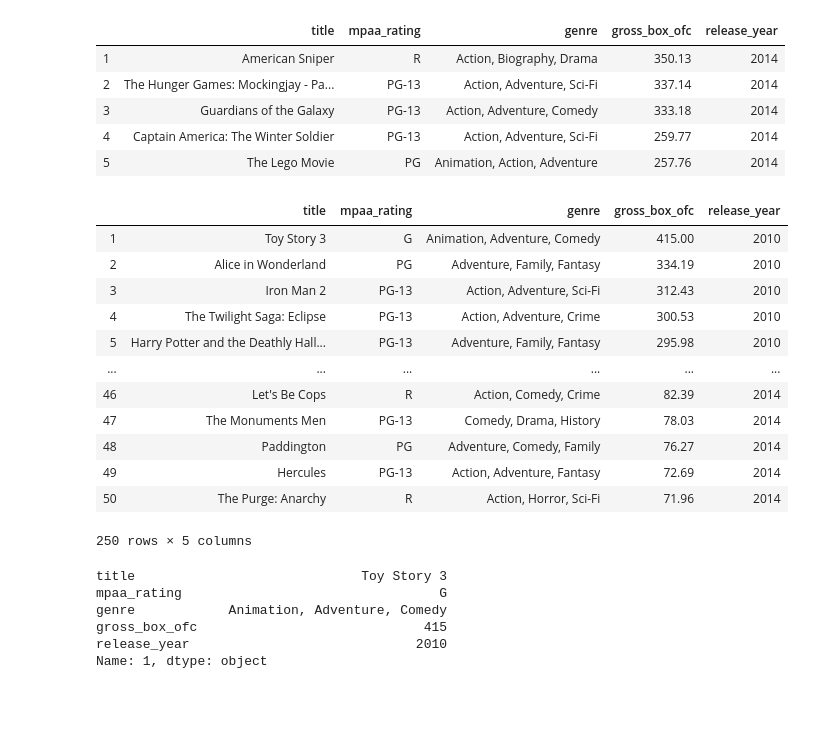
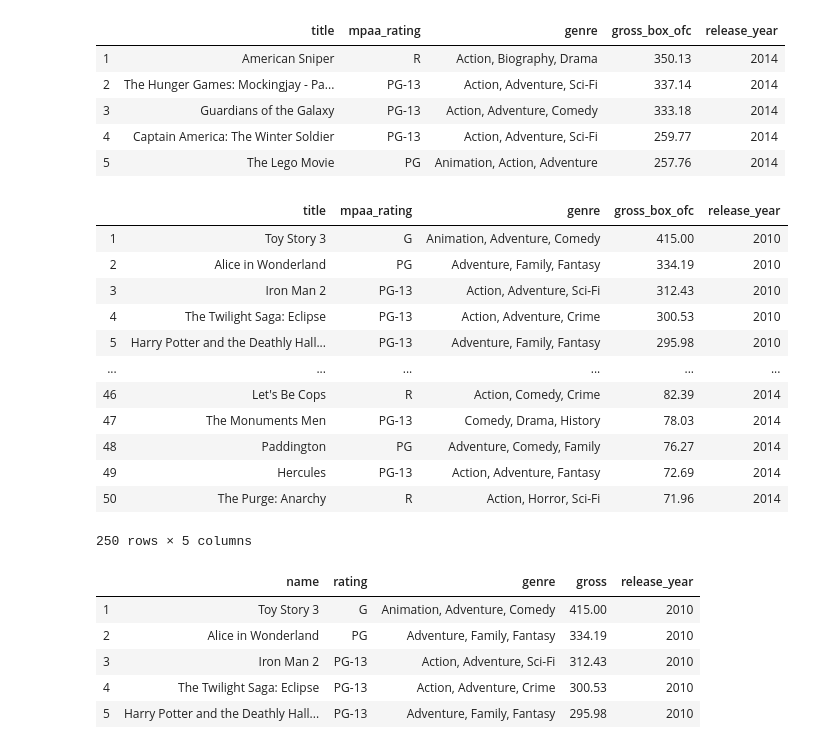
Before and after one commit to dwalkup/movie_revenue_by_genre, a Jupyter notebook: imdb_scraper.ipynb, the cells around one changed output. Cells and saved outputs as stored; diff of their text form; code cells hidden in the pictures; blank space fills up the shorter version.

```diff
--- a/imdb_scraper.ipynb
+++ b/imdb_scraper.ipynb
@@ -369,26 +370,30 @@ movies_2014.head()
 movies_2010_to_2014 = pd.concat([movies_2010, movies_2011, movies_2012, movies_2013, movies_2014])
+# %%
+# check resulting DataFrame
+movies_2010_to_2014
+# %% [output]
+|  | title | mpaa_rating | genre | gross_box_ofc | release_year |
+| 1 | Toy Story 3 | G | Animation, Adventure, Comedy | 415.00 | 2010 |
+| 2 | Alice in Wonderland | PG | Adventure, Family, Fantasy | 334.19 | 2010 |
+| 3 | Iron Man 2 | PG-13 | Action, Adventure, Sci-Fi | 312.43 | 2010 |
+| 4 | The Twilight Saga: Eclipse | PG-13 | Action, Adventure, Crime | 300.53 | 2010 |
+| 5 | Harry Potter and the Deathly Hall... | PG-13 | Adventure, Family, Fantasy | 295.98 | 2010 |
+| ... | ... | ... | ... | ... | ... |
+| 46 | Let's Be Cops | R | Action, Comedy, Crime | 82.39 | 2014 |
+| 47 | The Monuments Men | PG-13 | Comedy, Drama, History | 78.03 | 2014 |
+| 48 | Paddington | PG | Adventure, Comedy, Family | 76.27 | 2014 |
+| 49 | Hercules | PG-13 | Action, Adventure, Fantasy | 72.69 | 2014 |
+| 50 | The Purge: Anarchy | R | Action, Horror, Sci-Fi | 71.96 | 2014 |
+250 rows × 5 columns
+# %%
+# updated column names to match project partner's
+movies_2010_to_2014.columns = ('name', 'rating', 'genre', 'gross', 'release_year')
 # %%
-movies_2010_to_2014
+movies_2010_to_2014.head()
 # %% [output]
-|  | title | mpaa_rating | genre | gross_box_ofc | release_year |
+|  | name | rating | genre | gross | release_year |
 | 1 | Toy Story 3 | G | Animation, Adventure, Comedy | 415.00 | 2010 |
 | 2 | Alice in Wonderland | PG | Adventure, Family, Fantasy | 334.19 | 2010 |
 | 3 | Iron Man 2 | PG-13 | Action, Adventure, Sci-Fi | 312.43 | 2010 |
 | 4 | The Twilight Saga: Eclipse | PG-13 | Action, Adventure, Crime | 300.53 | 2010 |
 | 5 | Harry Potter and the Deathly Hall... | PG-13 | Adventure, Family, Fantasy | 295.98 | 2010 |
-| ... | ... | ... | ... | ... | ... |
-| 46 | Let's Be Cops | R | Action, Comedy, Crime | 82.39 | 2014 |
-| 47 | The Monuments Men | PG-13 | Comedy, Drama, History | 78.03 | 2014 |
-| 48 | Paddington | PG | Adventure, Comedy, Family | 76.27 | 2014 |
-| 49 | Hercules | PG-13 | Action, Adventure, Fantasy | 72.69 | 2014 |
-| 50 | The Purge: Anarchy | R | Action, Horror, Sci-Fi | 71.96 | 2014 |
-250 rows × 5 columns
-# %%
-movies_2010.loc[1]
-# %% [output]
-title                             Toy Story 3
-mpaa_rating                                 G
-genre            Animation, Adventure, Comedy
-gross_box_ofc                             415
-release_year                             2010
-Name: 1, dtype: object
```
Also changed, not shown: parts of 2 cells of this notebook, 1 other file.
